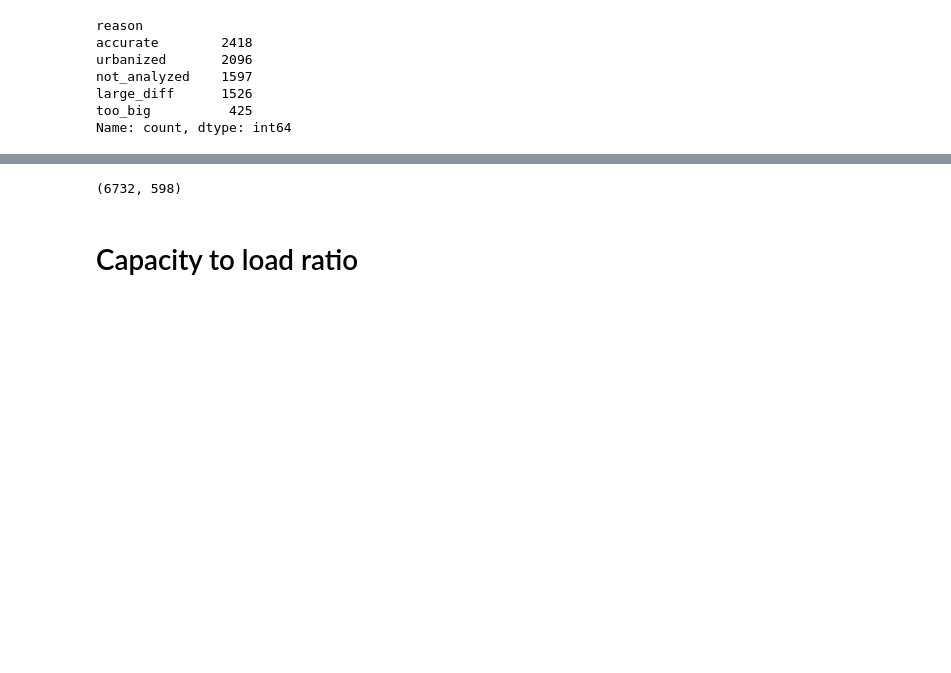
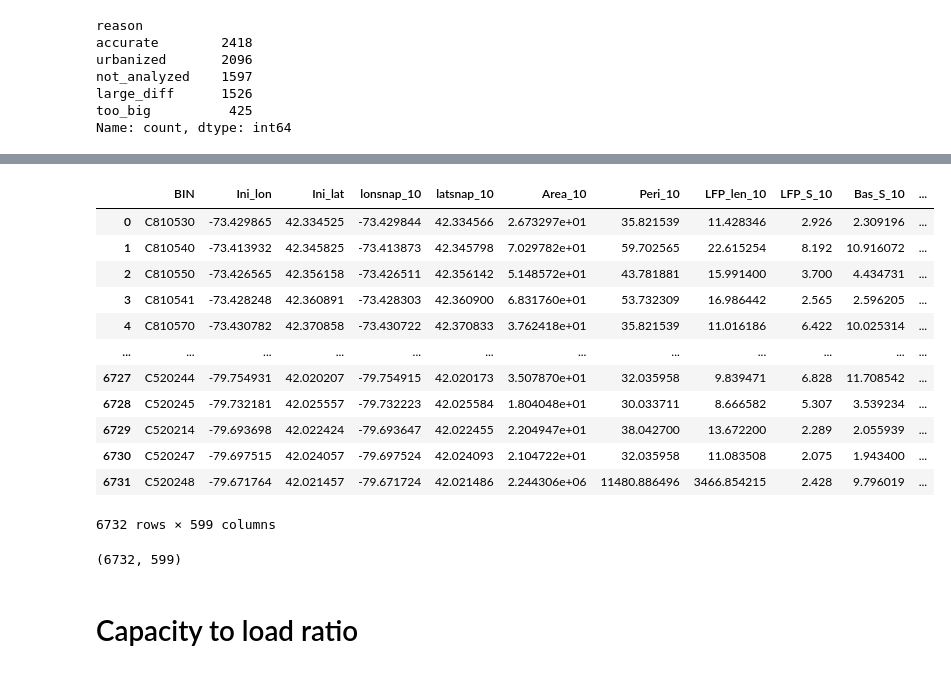
Before and after one commit to omidemam/flood_risk_dynamics, a Jupyter notebook: 5. Results/All/Results_visualization_V1.1_ALL.ipynb, the cells around one changed output, grey strips where cells are left out. Saved outputs shown, nothing was run; the diff lists cells and outputs as text; code cells hidden in the pictures; blank space fills up the shorter version.

```diff
--- a/5. Results/All/Results_visualization_V1.1_ALL.ipynb
+++ b/5. Results/All/Results_visualization_V1.1_ALL.ipynb
@@ -184,10 +200,27 @@ excel_output_file = r'D:\culvert repo\Results\Peak hydrologic discharge\culvert_
 excel_output_file = r'D:\culvert repo\Results\Peak hydrologic discharge\culvert_hydrq_hydoq_UL_LL_All.xlsx'
 
 merged_culvert=pd.read_excel(excel_output_file)
+# %%
+merged_culvert = merged_culvert.merge(culvert_shapefile[['BIN','reason']], how='left', on='BIN')
+merged_culvert
+# %% [output]
+|  | BIN | Ini_lon | Ini_lat | lonsnap_10 | latsnap_10 | Area_10 | Peri_10 | LFP_len_10 | LFP_S_10 | Bas_S_10 | ... |
+| 0 | C810530 | -73.429865 | 42.334525 | -73.429844 | 42.334566 | 2.673297e+01 | 35.821539 | 11.428346 | 2.926 | 2.309196 | ... |
+| 1 | C810540 | -73.413932 | 42.345825 | -73.413873 | 42.345798 | 7.029782e+01 | 59.702565 | 22.615254 | 8.192 | 10.916072 | ... |
+| 2 | C810550 | -73.426565 | 42.356158 | -73.426511 | 42.356142 | 5.148572e+01 | 43.781881 | 15.991400 | 3.700 | 4.434731 | ... |
+| 3 | C810541 | -73.428248 | 42.360891 | -73.428303 | 42.360900 | 6.831760e+01 | 53.732309 | 16.986442 | 2.565 | 2.596205 | ... |
+| 4 | C810570 | -73.430782 | 42.370858 | -73.430722 | 42.370833 | 3.762418e+01 | 35.821539 | 11.016186 | 6.422 | 10.025314 | ... |
+| ... | ... | ... | ... | ... | ... | ... | ... | ... | ... | ... | ... |
+| 6727 | C520244 | -79.754931 | 42.020207 | -79.754915 | 42.020173 | 3.507870e+01 | 32.035958 | 9.839471 | 6.828 | 11.708542 | ... |
+| 6728 | C520245 | -79.732181 | 42.025557 | -79.732223 | 42.025584 | 1.804048e+01 | 30.033711 | 8.666582 | 5.307 | 3.539234 | ... |
+| 6729 | C520214 | -79.693698 | 42.022424 | -79.693647 | 42.022455 | 2.204947e+01 | 38.042700 | 13.672200 | 2.289 | 2.055939 | ... |
+| 6730 | C520247 | -79.697515 | 42.024057 | -79.697524 | 42.024093 | 2.104722e+01 | 32.035958 | 11.083508 | 2.075 | 1.943400 | ... |
+| 6731 | C520248 | -79.671764 | 42.021457 | -79.671724 | 42.021486 | 2.244306e+06 | 11480.886496 | 3466.854215 | 2.428 | 9.796019 | ... |
+6732 rows × 599 columns
 # %%
 np.shape(merged_culvert)
 # %% [output]
-(6732, 598)
+(6732, 599)
 # %% [markdown]
 # Capacity to load ratio
 # %%
```
Also changed, not shown: parts of 11 cells of this notebook.
